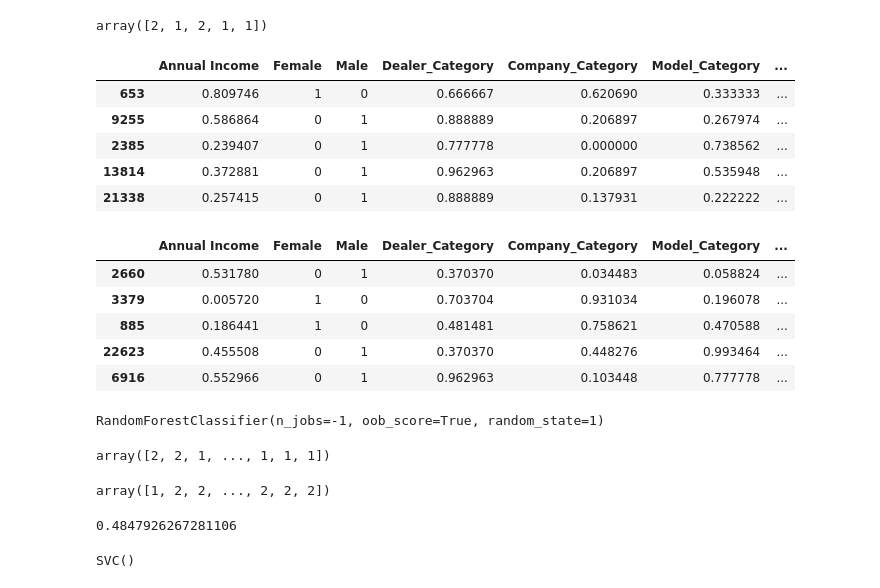
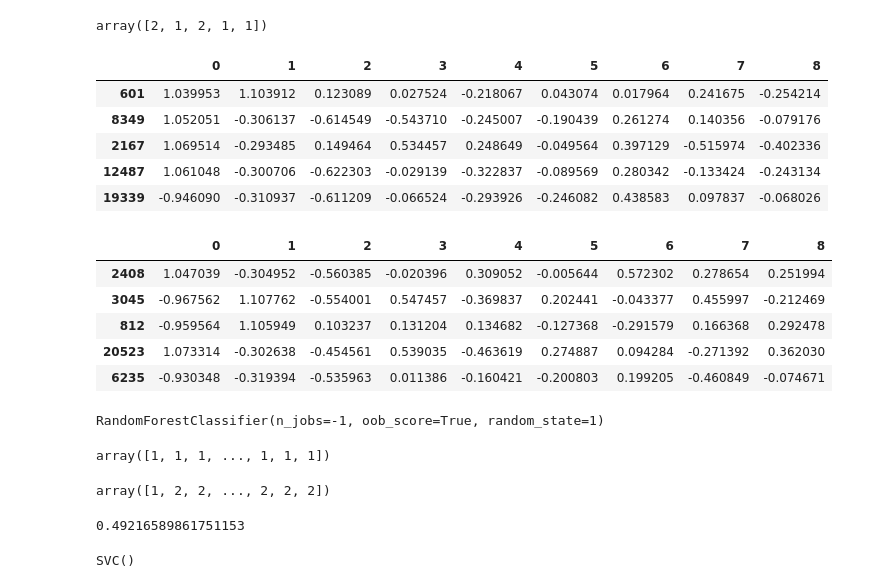
Before and after one commit to santosh4568/Car-Sales-Prediction, a Jupyter notebook: Car_Sales.ipynb, the cells around one changed output. Saved outputs shown, nothing was run; the diff lists cells and outputs as text; code cells hidden in the pictures.

```diff
--- a/Car_Sales.ipynb
+++ b/Car_Sales.ipynb
@@ -791,0 +727,4 @@ X.head()
+# %%
+pca = PCA(0.95)
+# %%
+X_pca = pca.fit_transform(X)
@@ -791,0 +735,3 @@ X.head()
+# %%
+X_pca = pd.DataFrame(X_pca)
+X_pca.head()
@@ -796,21 +755,21 @@ array([2, 1, 2, 1, 1])
 # %%
-X_train1, X_test1, y_train1, y_test1 = train_test_split(X, Y, test_size=0.2, random_state=42)
+X_train, X_test, y_train, y_test = train_test_split(X_pca, Y, test_size=0.2, random_state=42)
 # %%
-X_train1.head()
+X_train.head()
 # %% [output]
-|  | Annual Income | Female | Male | Dealer_Category | Company_Category | Model_Category | ... |
-| 653 | 0.809746 | 1 | 0 | 0.666667 | 0.620690 | 0.333333 | ... |
-| 9255 | 0.586864 | 0 | 1 | 0.888889 | 0.206897 | 0.267974 | ... |
-| 2385 | 0.239407 | 0 | 1 | 0.777778 | 0.000000 | 0.738562 | ... |
-| 13814 | 0.372881 | 0 | 1 | 0.962963 | 0.206897 | 0.535948 | ... |
-| 21338 | 0.257415 | 0 | 1 | 0.888889 | 0.137931 | 0.222222 | ... |
+|  | 0 | 1 | 2 | 3 | 4 | 5 | 6 | 7 | 8 |
+| 601 | 1.039953 | 1.103912 | 0.123089 | 0.027524 | -0.218067 | 0.043074 | 0.017964 | 0.241675 | -0.254214 |
+| 8349 | 1.052051 | -0.306137 | -0.614549 | -0.543710 | -0.245007 | -0.190439 | 0.261274 | 0.140356 | -0.079176 |
+| 2167 | 1.069514 | -0.293485 | 0.149464 | 0.534457 | 0.248649 | -0.049564 | 0.397129 | -0.515974 | -0.402336 |
+| 12487 | 1.061048 | -0.300706 | -0.622303 | -0.029139 | -0.322837 | -0.089569 | 0.280342 | -0.133424 | -0.243134 |
+| 19339 | -0.946090 | -0.310937 | -0.611209 | -0.066524 | -0.293926 | -0.246082 | 0.438583 | 0.097837 | -0.068026 |
 # %%
-X_test1.head()
+X_test.head()
 # %% [output]
-|  | Annual Income | Female | Male | Dealer_Category | Company_Category | Model_Category | ... |
-| 2660 | 0.531780 | 0 | 1 | 0.370370 | 0.034483 | 0.058824 | ... |
-| 3379 | 0.005720 | 1 | 0 | 0.703704 | 0.931034 | 0.196078 | ... |
-| 885 | 0.186441 | 1 | 0 | 0.481481 | 0.758621 | 0.470588 | ... |
-| 22623 | 0.455508 | 0 | 1 | 0.370370 | 0.448276 | 0.993464 | ... |
-| 6916 | 0.552966 | 0 | 1 | 0.962963 | 0.103448 | 0.777778 | ... |
+|  | 0 | 1 | 2 | 3 | 4 | 5 | 6 | 7 | 8 |
+| 2408 | 1.047039 | -0.304952 | -0.560385 | -0.020396 | 0.309052 | -0.005644 | 0.572302 | 0.278654 | 0.251994 |
+| 3045 | -0.967562 | 1.107762 | -0.554001 | 0.547457 | -0.369837 | 0.202441 | -0.043377 | 0.455997 | -0.212469 |
+| 812 | -0.959564 | 1.105949 | 0.103237 | 0.131204 | 0.134682 | -0.127368 | -0.291579 | 0.166368 | 0.292478 |
+| 20523 | 1.073314 | -0.302638 | -0.454561 | 0.539035 | -0.463619 | 0.274887 | 0.094284 | -0.271392 | 0.362030 |
+| 6235 | -0.930348 | -0.319394 | -0.535963 | 0.011386 | -0.160421 | -0.200803 | 0.199205 | -0.460849 | -0.074671 |
 # %%
@@ -818,16 +777,16 @@ R_model.fit(X_train1 , y_train1)
 # %% [output]
 RandomForestClassifier(n_jobs=-1, oob_score=True, random_state=1)
 # %%
-y_predicted = R_model.predict(X_test1)
+y_predicted = R_model.predict(X_test)
 y_predicted
 # %% [output]
-array([2, 2, 1, ..., 1, 1, 1])
+array([1, 1, 1, ..., 1, 1, 1])
-# %%
-y_test1
-# %% [output]
-array([1, 2, 2, ..., 2, 2, 2])
+# %%
+y_test
+# %% [output]
+array([1, 2, 2, ..., 2, 2, 2])
 # %%
-R_model.score(X_test1, y_test1)
+R_model.score(X_test, y_test)
 # %% [output]
-0.4847926267281106
+0.49216589861751153
 # %%
```
Also changed, not shown: parts of 57 cells of this notebook.
